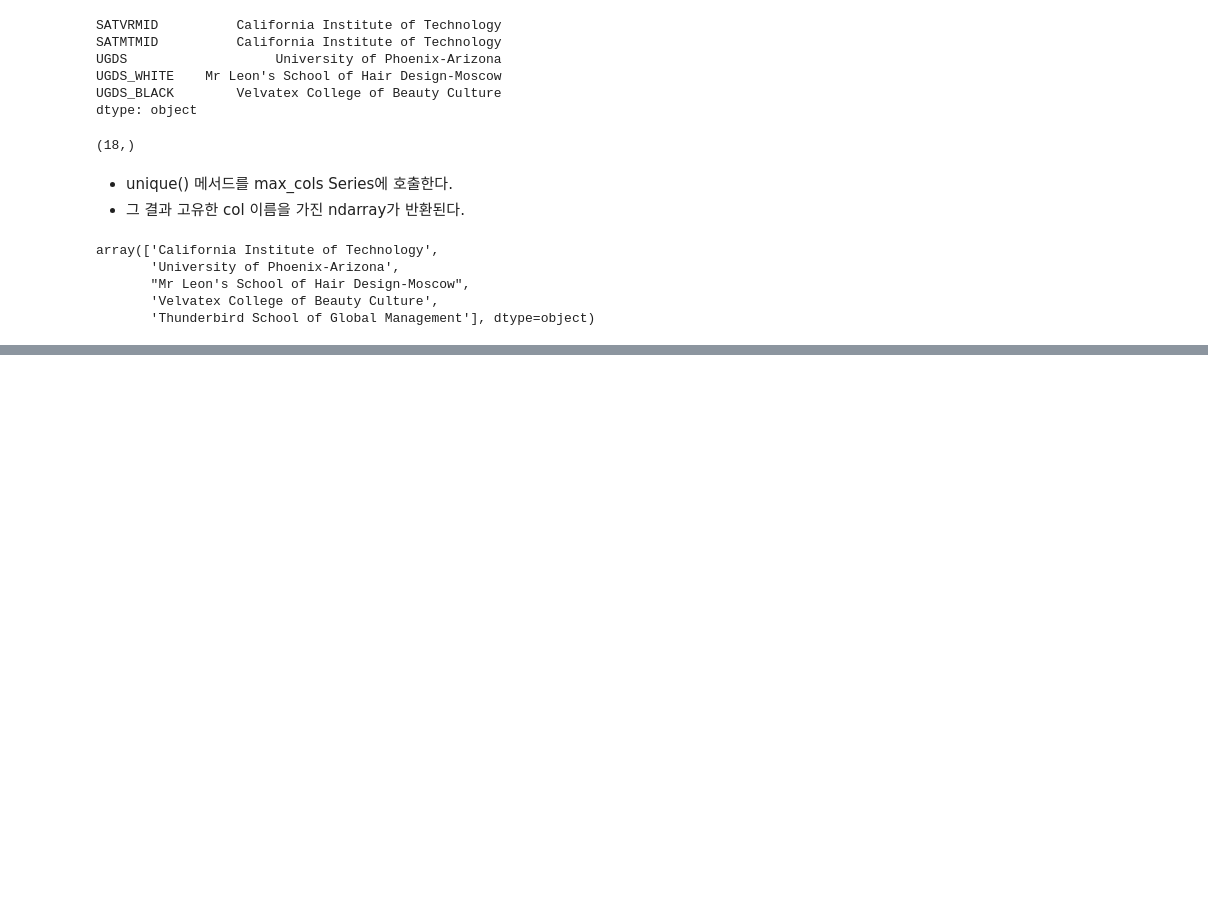
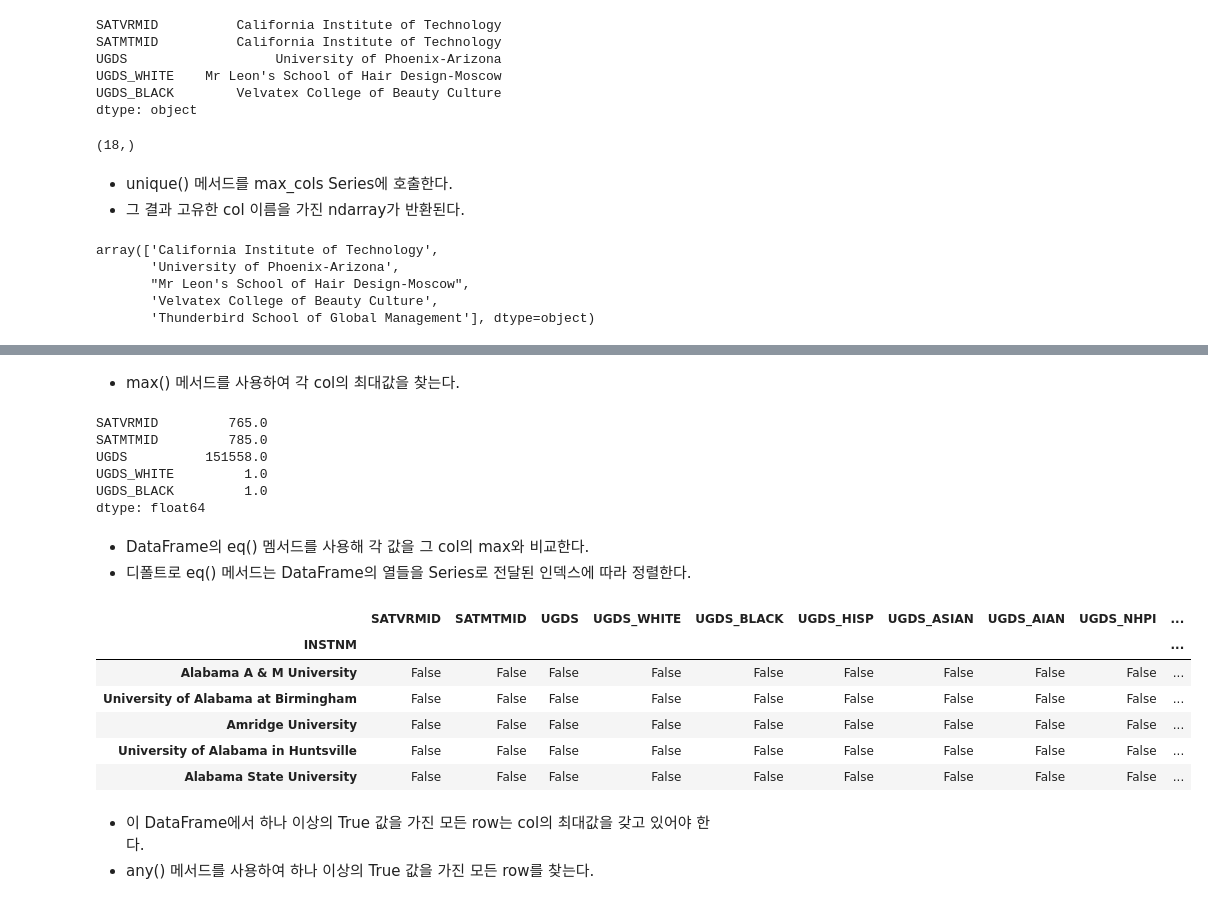
Before and after one commit to angelxtry/PyDataSc, a Jupyter notebook: PandasCookbook/ch06/ch06-인덱스정렬.ipynb, the cells around one changed output, grey strips where cells are left out. Cells and saved outputs as stored; diff of their text form; code cells hidden in the pictures; blank space fills up the shorter version.

```diff
--- a/PandasCookbook/ch06/ch06-인덱스정렬.ipynb
+++ b/PandasCookbook/ch06/ch06-인덱스정렬.ipynb
@@ -884,0 +920,8 @@ college_n2.loc[unique_max_cols].style.highlight_max()
+# %%
+college_n = college.select_dtypes(include=[np.number])
+# %%
+criteria = college_n.nunique() == 2
+# %%
+binary_cols = college_n.columns[criteria].tolist()
+# %%
+college_n = college_n.drop(labels=binary_cols, axis='columns')
@@ -884,0 +938,27 @@ college_n2.loc[unique_max_cols].style.highlight_max()
+# %% [markdown]
+- max() 메서드를 사용하여 각 col의 최대값을 찾는다.
+# %%
+college_n.max().head()
+# %% [output]
+SATVRMID         765.0
+SATMTMID         785.0
+UGDS          151558.0
+UGDS_WHITE         1.0
+UGDS_BLACK         1.0
+dtype: float64
+# %% [markdown]
+- DataFrame의 eq() 멤서드를 사용해 각 값을 그 col의 max와 비교한다.
+- 디폴트로 eq() 메서드는 DataFrame의 열들을 Series로 전달된 인덱스에 따라 정렬한다.
+# %%
+college_n.eq(college_n.max()).head()
+# %% [output]
+|  | SATVRMID | SATMTMID | UGDS | UGDS_WHITE | UGDS_BLACK | UGDS_HISP | UGDS_ASIAN | UGDS_AIAN | UGDS_NHPI | ... |
+| INSTNM |  |  |  |  |  |  |  |  |  | ... |
+| Alabama A & M University | False | False | False | False | False | False | False | False | False | ... |
+| University of Alabama at Birmingham | False | False | False | False | False | False | False | False | False | ... |
+| Amridge University | False | False | False | False | False | False | False | False | False | ... |
+| University of Alabama in Huntsville | False | False | False | False | False | False | False | False | False | ... |
+| Alabama State University | False | False | False | False | False | False | False | False | False | ... |
+# %% [markdown]
+- 이 DataFrame에서 하나 이상의 True 값을 가진 모든 row는 col의 최대값을 갖고 있어야 한다.
+- any() 메서드를 사용하여 하나 이상의 True 값을 가진 모든 row를 찾는다.
```
Also changed, not shown: parts of 53 cells of this notebook, 1 other file.
